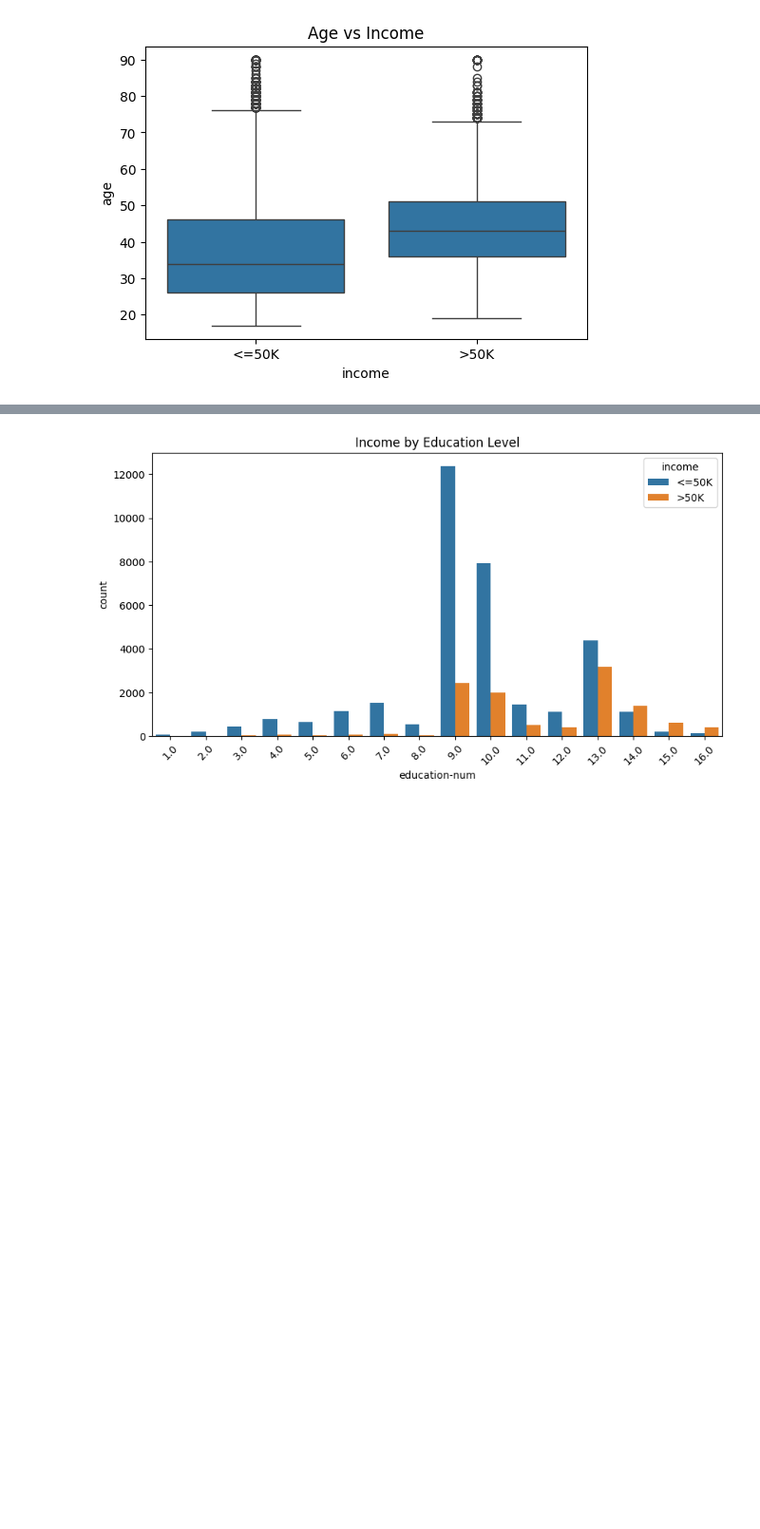
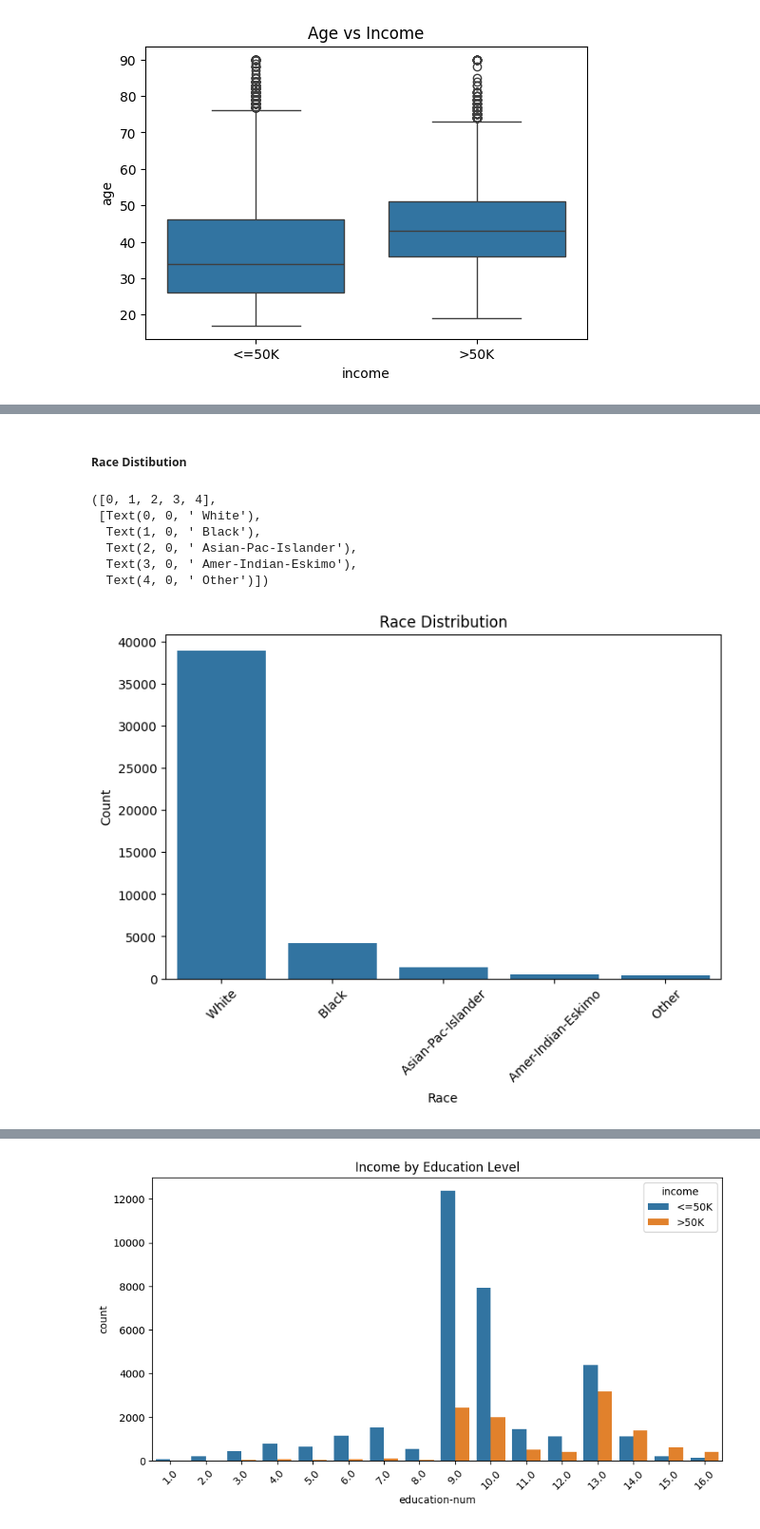
Before and after one commit to mohamedalaa-505/SupervisedML_project, a Jupyter notebook: Final_Project.ipynb, the cells around one changed output, grey strips where cells are left out. Shown at 95% size. Cells and saved outputs as stored; diff of their text form; code cells hidden in the pictures; blank space fills up the shorter version.

```diff
--- a/Final_Project.ipynb
+++ b/Final_Project.ipynb
@@ -258 +300,24 @@ plt.show()
+# %% [markdown]
+##### **Race Distibution**
+# %%
+plt.figure(figsize=(8,5))
+
+ax = sns.countplot(
+    x="race",
+    data=df,
+    order=df["race"].value_counts().index
+)
+
+plt.title("Race Distribution")
+plt.xlabel("Race")
+plt.ylabel("Count")
+plt.xticks(rotation=45)
+# %% [output]
+([0, 1, 2, 3, 4],
+ [Text(0, 0, ' White'),
+  Text(1, 0, ' Black'),
+  Text(2, 0, ' Asian-Pac-Islander'),
+  Text(3, 0, ' Amer-Indian-Eskimo'),
+  Text(4, 0, ' Other')])
+[figure, added]
 # %% [markdown]
```
Also changed, not shown: parts of 18 cells of this notebook, 6 other files.
